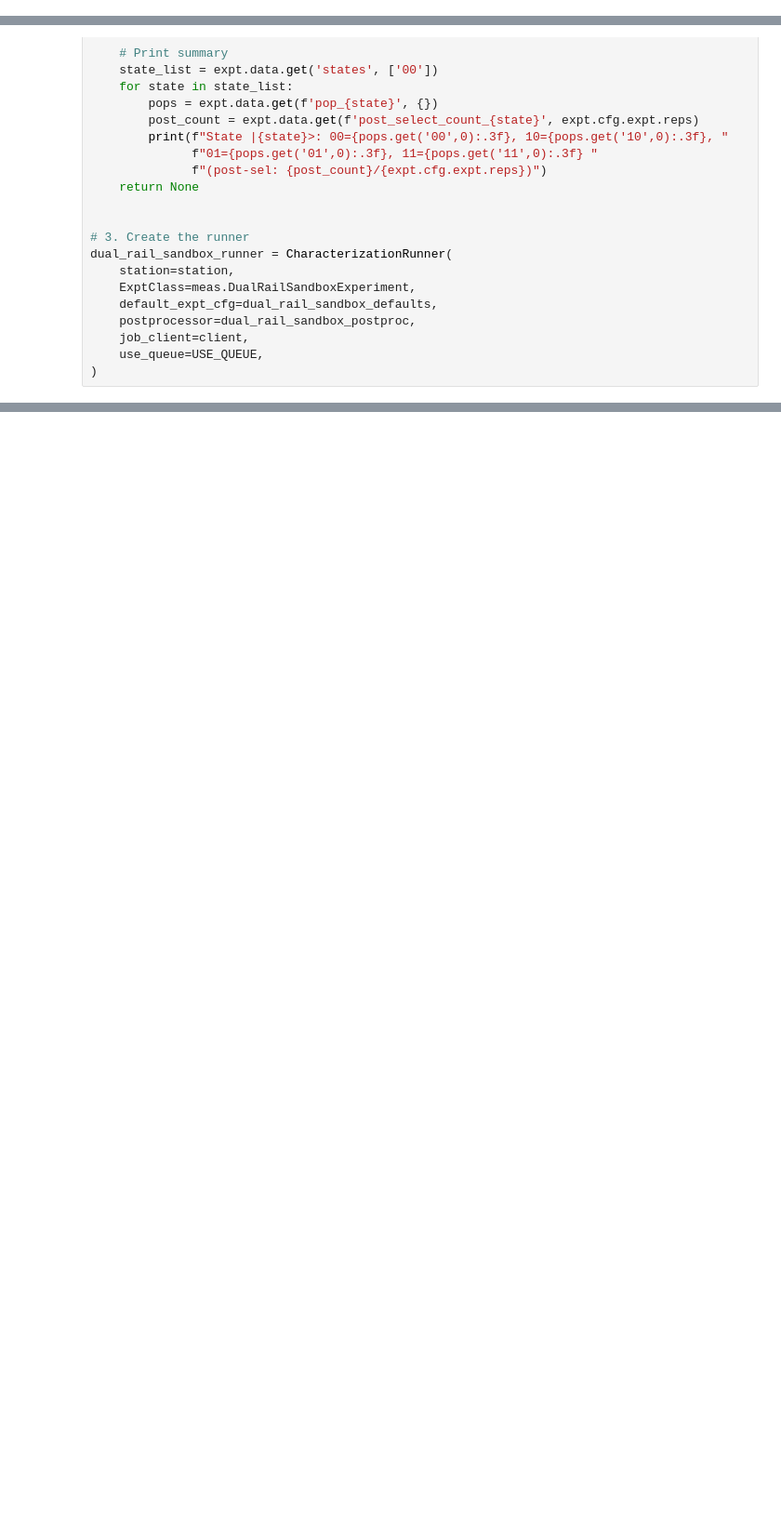
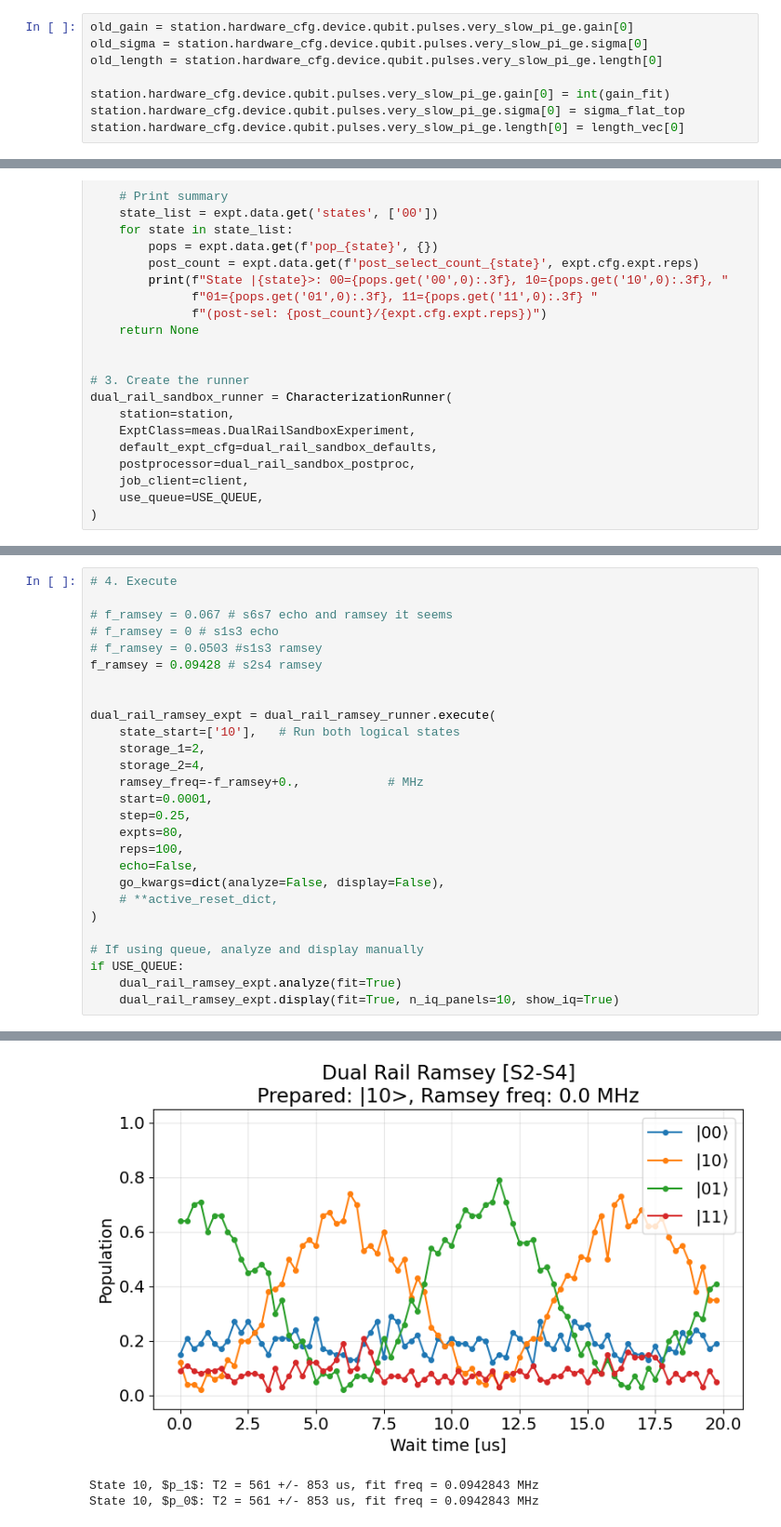
Before and after one commit to SchusterLab/multimode_expts, a Jupyter notebook: measurement_notebooks/QEC/Dual_Rail.ipynb, the cells around one changed output, grey strips where cells are left out. Shown at 93% size. Drawn from its saved outputs; the diff is of its cells as text; blank space fills up the shorter version.

```diff
--- a/measurement_notebooks/QEC/Dual_Rail.ipynb
+++ b/measurement_notebooks/QEC/Dual_Rail.ipynb
@@ -967,0 +789,8 @@ ax2.plot(x_g, diff, label='|g-e|')
+# %%
+old_gain = station.hardware_cfg.device.qubit.pulses.very_slow_pi_ge.gain[0]
+old_sigma = station.hardware_cfg.device.qubit.pulses.very_slow_pi_ge.sigma[0]
+old_length = station.hardware_cfg.device.qubit.pulses.very_slow_pi_ge.length[0]
+
+station.hardware_cfg.device.qubit.pulses.very_slow_pi_ge.gain[0] = int(gain_fit)
+station.hardware_cfg.device.qubit.pulses.very_slow_pi_ge.sigma[0] = sigma_flat_top
+station.hardware_cfg.device.qubit.pulses.very_slow_pi_ge.length[0] = length_vec[0]
@@ -1249,0 +1111,28 @@ p1 fit cov for 11: [[ 1.49954817e+08 -1.49234782e+08 -4.18691534e+07 -8.75190214
+# %%
+# 4. Execute
+
+# f_ramsey = 0.067 # s6s7 echo and ramsey it seems
+# f_ramsey = 0 # s1s3 echo
+# f_ramsey = 0.0503 #s1s3 ramsey
+f_ramsey = 0.09428 # s2s4 ramsey
+
+
+dual_rail_ramsey_expt = dual_rail_ramsey_runner.execute(
+    state_start=['10'],   # Run both logical states
+    storage_1=2,
+    storage_2=4,
+    ramsey_freq=-f_ramsey+0.,            # MHz
+    start=0.0001,
+    step=0.25,
+    expts=80,
+    reps=100,
+    echo=False,
+    go_kwargs=dict(analyze=False, display=False),
+    # **active_reset_dict,
+)
+
+# If using queue, analyze and display manually
+if USE_QUEUE:
+    dual_rail_ramsey_expt.analyze(fit=True)
+    dual_rail_ramsey_expt.display(fit=True, n_iq_panels=10, show_iq=True)
+# %% [output]
@@ -1249,0 +1156,3 @@ p1 fit cov for 11: [[ 1.49954817e+08 -1.49234782e+08 -4.18691534e+07 -8.75190214
+[figure, added]
+State 10, $p_1$: T2 = 561 +/- 853 us, fit freq = 0.0942843 MHz
+State 10, $p_0$: T2 = 561 +/- 853 us, fit freq = 0.0942843 MHz
```
Also changed, not shown: parts of 14 cells of this notebook, 4 other files.
